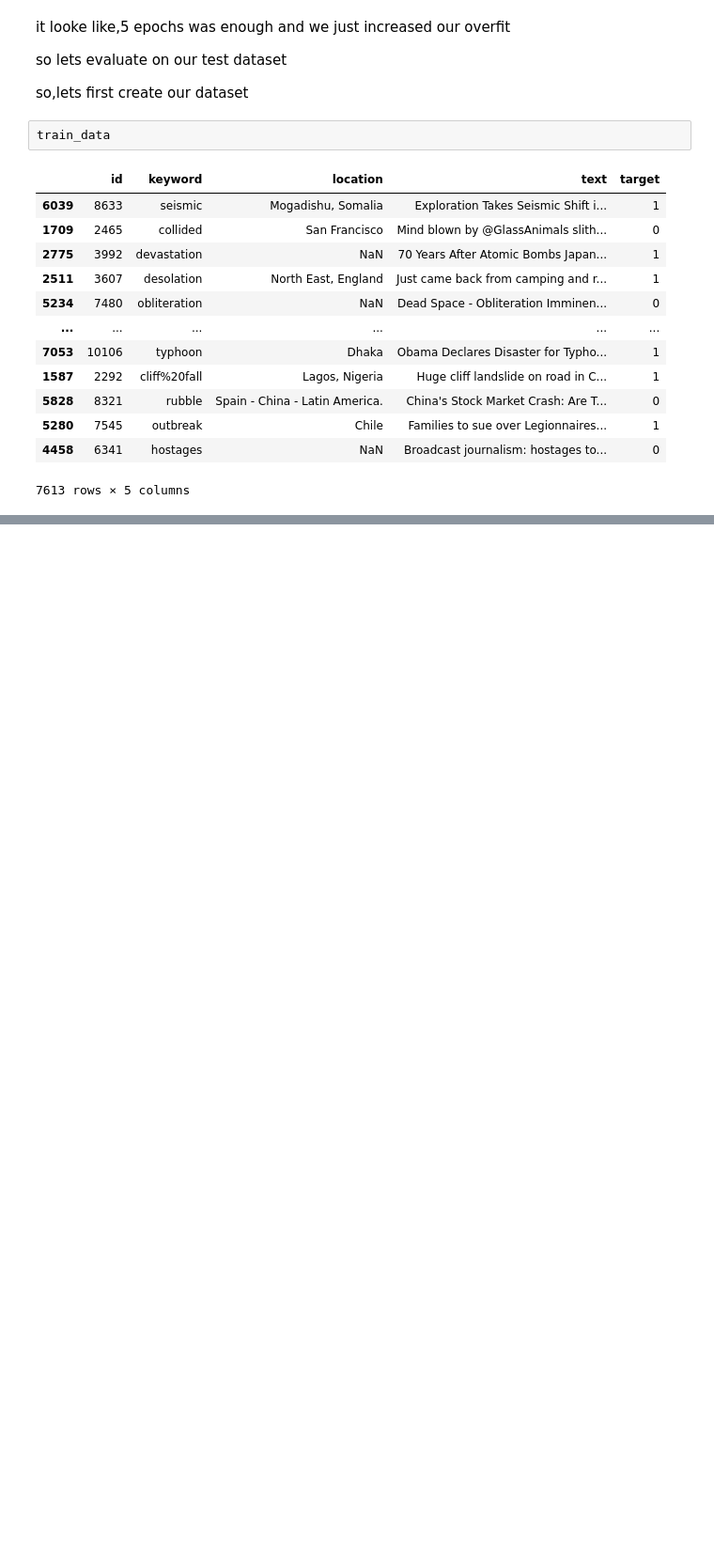
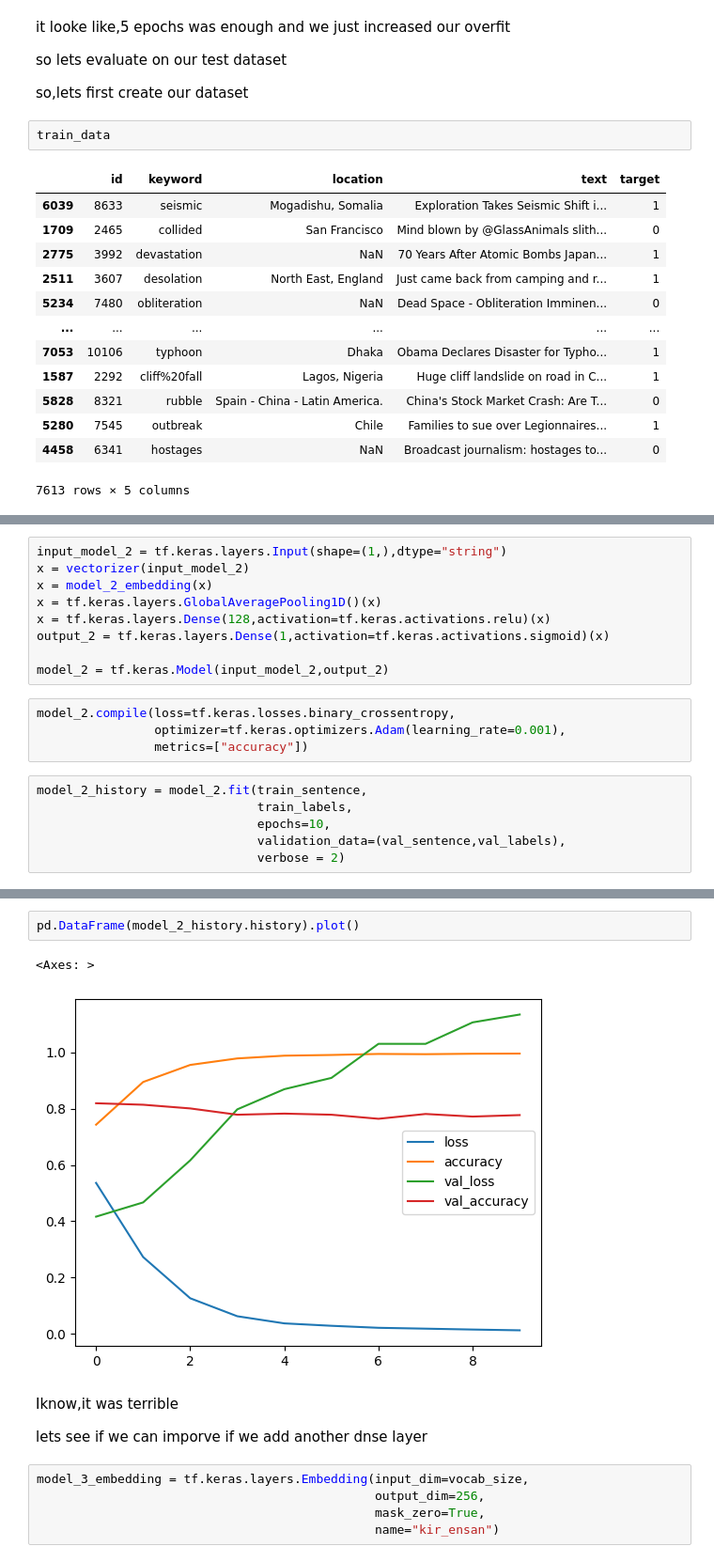
Before and after one commit to Alirs2002/tweet_sentiment_analysis, a Jupyter notebook: code.ipynb, the cells around one changed output, grey strips where cells are left out. Shown at 94% size. Saved outputs shown, nothing was run; the diff lists cells and outputs as text; blank space fills up the shorter version.

```diff
--- a/code.ipynb
+++ b/code.ipynb
@@ -372,0 +383,19 @@ KeyError: ignored
+# %%
+input_model_2 = tf.keras.layers.Input(shape=(1,),dtype="string")
+x = vectorizer(input_model_2)
+x = model_2_embedding(x)
+x = tf.keras.layers.GlobalAveragePooling1D()(x)
+x = tf.keras.layers.Dense(128,activation=tf.keras.activations.relu)(x)
+output_2 = tf.keras.layers.Dense(1,activation=tf.keras.activations.sigmoid)(x)
+
+model_2 = tf.keras.Model(input_model_2,output_2)
+# %%
+model_2.compile(loss=tf.keras.losses.binary_crossentropy,
+                optimizer=tf.keras.optimizers.Adam(learning_rate=0.001),
+                metrics=["accuracy"])
+# %%
+model_2_history = model_2.fit(train_sentence,
+                              train_labels,
+                              epochs=10,
+                              validation_data=(val_sentence,val_labels),
+                              verbose = 2)
@@ -372,0 +423,14 @@ KeyError: ignored
+# %%
+pd.DataFrame(model_2_history.history).plot()
+# %% [output]
+<Axes: >
+[figure, added]
+# %% [markdown]
+Iknow,it was terrible
+
+lets see if we can imporve if we add another dnse layer
+# %%
+model_3_embedding = tf.keras.layers.Embedding(input_dim=vocab_size,
+                                              output_dim=256,
+                                              mask_zero=True,
+                                              name="kir_ensan")
```
Also changed, not shown: parts of 15 cells of this notebook.
